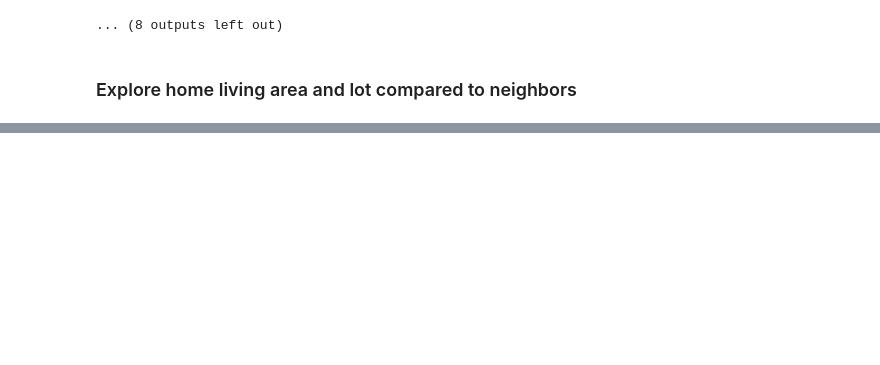
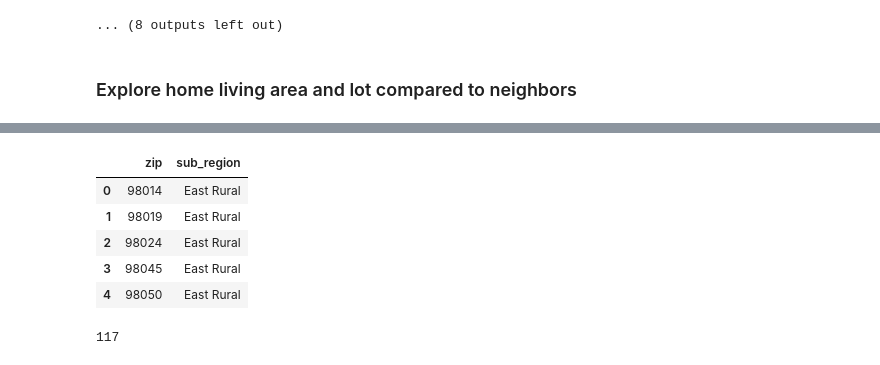
Before and after one commit to lspope/dsc-phase-2-project-online, a Jupyter notebook: notebooks/future_work.ipynb, the cells around one changed output, grey strips where cells are left out. Drawn from its saved outputs; the diff is of its cells as text; code cells hidden in the pictures; blank space fills up the shorter version.

```diff
--- a/notebooks/future_work.ipynb
+++ b/notebooks/future_work.ipynb
@@ -159,0 +112,15 @@ print(processed_df[processed_df['sqft_lot15_diff']<0].shape)
+# %%
+zips_by_subregion_df = pd.read_csv('../data/zips_by_subregion.csv')
+# %%
+zips_by_subregion_df.head()
+# %% [output]
+|  | zip | sub_region |
+| 0 | 98014 | East Rural |
+| 1 | 98019 | East Rural |
+| 2 | 98024 | East Rural |
+| 3 | 98045 | East Rural |
+| 4 | 98050 | East Rural |
+# %%
+len(zips_by_subregion_df['zip'].unique())
+# %% [output]
+117
```
Also changed, not shown: parts of 13 cells of this notebook, 18 other files.
